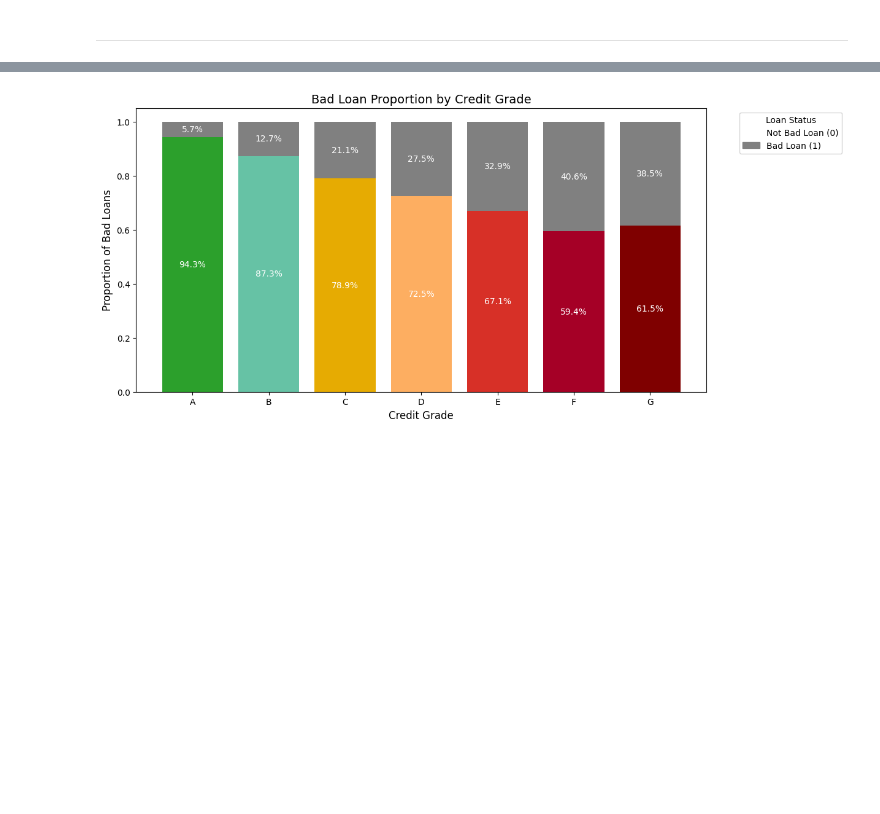
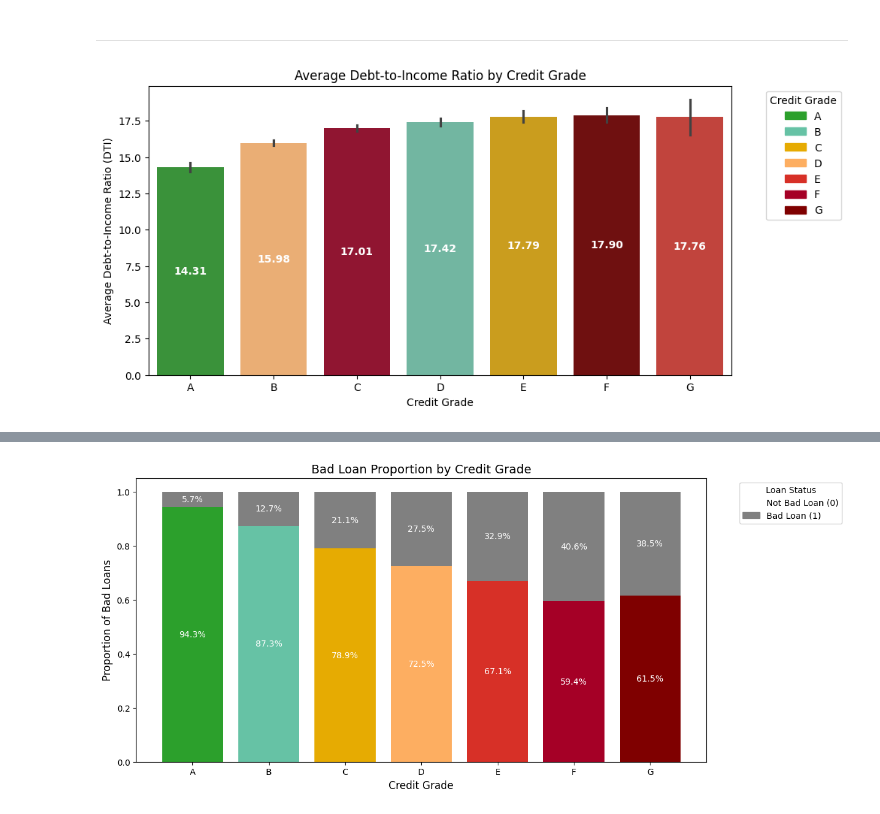
Before and after one commit to pereiranuno/loan-project, a Jupyter notebook: eda-finalproject.ipynb, the cells around one changed output, grey strips where cells are left out. Saved outputs shown, nothing was run; the diff lists cells and outputs as text; code cells hidden in the pictures; blank space fills up the shorter version.

```diff
--- a/eda-finalproject.ipynb
+++ b/eda-finalproject.ipynb
@@ -261,3 +261,52 @@ No entanto, existem casos de indivíduos com rendimentos mais elevados que apres
 ### EXERCISE 2.2
 # %% [markdown]
 ---
+# %%
+# Definir a ordem correta das grades
+grades_ordered = ['A', 'B', 'C', 'D', 'E', 'F', 'G']
+
+# Definir cores da paleta verde → vermelho para as grades
+grade_colors = {
+    "A": "#2ca02c",  # Verde (baixo risco)
+    "B": "#66c2a5",  # Verde claro
+    "C": "#e6ab02",  # Amarelo
+    "D": "#fdae61",  # Laranja
+    "E": "#d73027",  # Vermelho
+    "F": "#a50026",  # Vermelho escuro
+    "G": "#7f0000"   # Vermelho mais intenso
+}
+
+
+# Criar o gráfico de barras para o DTI médio por Grade
+plt.figure(figsize=(10, 5))
+ax = sns.barplot(
+    x=data["grade"],
+    y=data["dti"],
+    hue=data["grade"],
+    order=grades_ordered,
+    palette=[grade_colors[g] for g in grades_ordered],  # Aplicar gradiente de cores personalizado
+    dodge=False  # Evitar deslocamento das barras
+)
+
+# Remover legenda duplicada, se existir
+#if ax.get_legend() is not None:
+#    ax.get_legend().remove()
+
+# Adicionar valores dentro das barras, centralizados verticalmente e em branco
+dti_means = data.groupby("grade")["dti"].mean().reindex(grades_ordered)
+for i, (grade, value) in enumerate(dti_means.items()):
+    plt.text(i, value / 2, f"{value:.2f}", ha='center', va='center', color='white', fontsize=10, fontweight='bold')
+
+# Adicionar rótulos e título
+plt.xlabel("Credit Grade")
+plt.ylabel("Average Debt-to-Income Ratio (DTI)")
+plt.title("Average Debt-to-Income Ratio by Credit Grade")
+
+# Criar legendas personalizadas
+legend_patches = [mpatches.Patch(color=grade_colors[grade], label=f"{grade}") for grade in grades_ordered]
+plt.legend(handles=legend_patches, title="Credit Grade", bbox_to_anchor=(1.05, 1), loc="upper left")
+
+# Exibir o gráfico
+plt.show()
+# %% [output]
+[figure, added]
```
Also changed, not shown: parts of 28 cells of this notebook.
